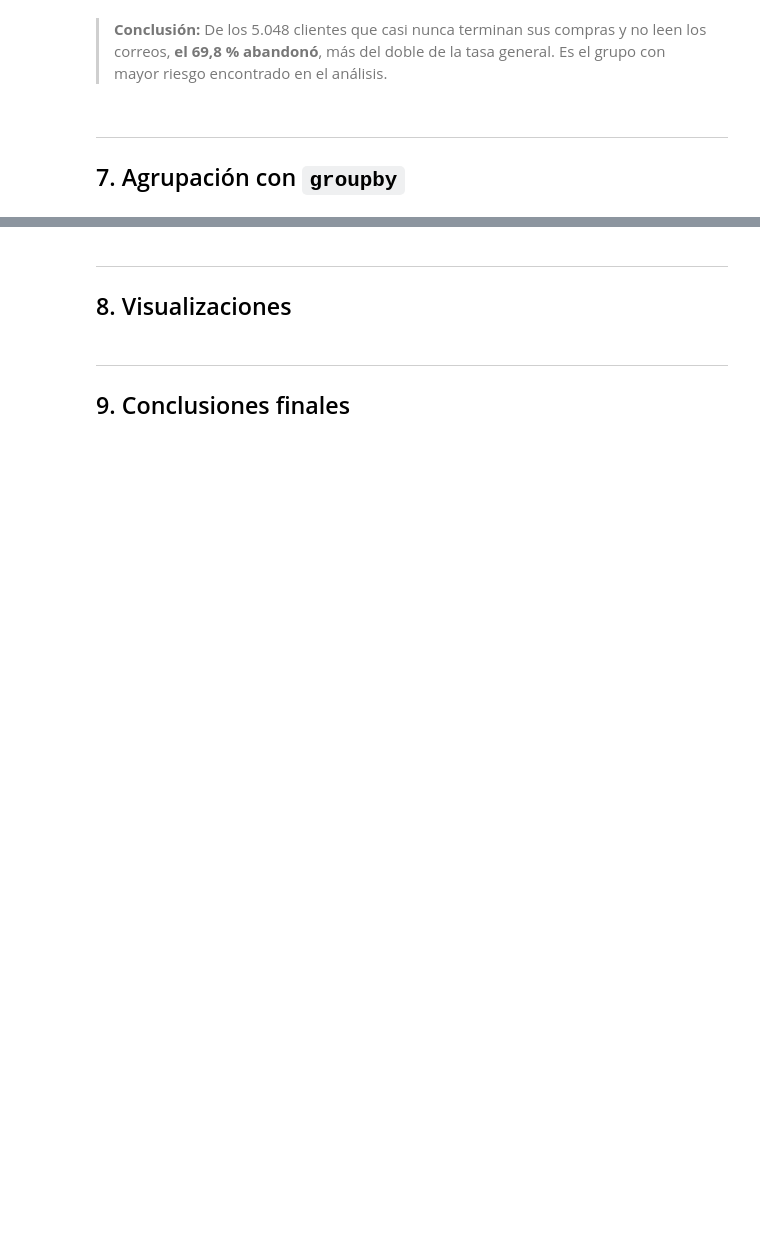
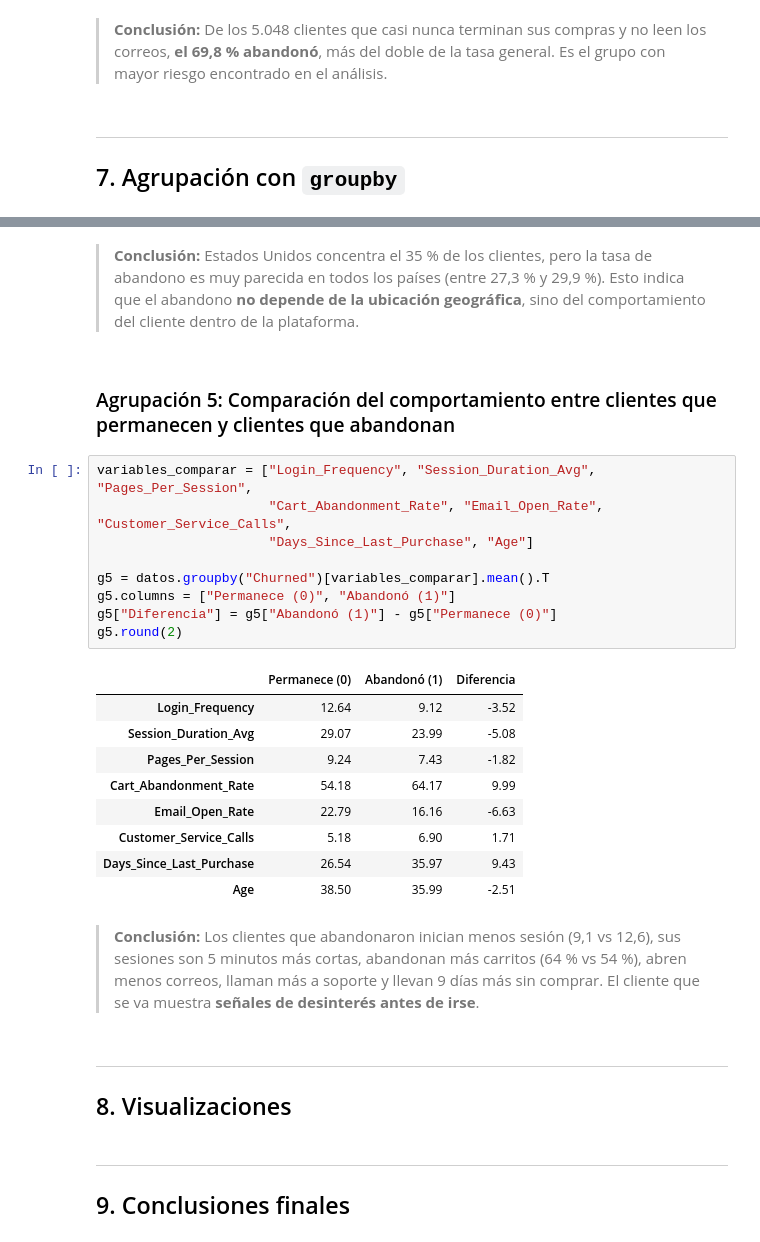
Before and after one commit to wen200729-boop/Analisis-web, a Jupyter notebook: analisis_clientes.ipynb, the cells around one changed output, grey strips where cells are left out. Drawn from its saved outputs; the diff is of its cells as text; blank space fills up the shorter version.

```diff
--- a/analisis_clientes.ipynb
+++ b/analisis_clientes.ipynb
@@ -579,3 +663,28 @@ Tasa de abandono: 69.8 %
+# %% [markdown]
+> **Conclusión:** Estados Unidos concentra el 35 % de los clientes, pero la tasa de abandono es muy parecida en todos los países (entre 27,3 % y 29,9 %). Esto indica que el abandono **no depende de la ubicación geográfica**, sino del comportamiento del cliente dentro de la plataforma.
+# %% [markdown]
+### Agrupación 5: Comparación del comportamiento entre clientes que permanecen y clientes que abandonan
+# %%
+variables_comparar = ["Login_Frequency", "Session_Duration_Avg", "Pages_Per_Session",
+                      "Cart_Abandonment_Rate", "Email_Open_Rate", "Customer_Service_Calls",
+                      "Days_Since_Last_Purchase", "Age"]
+
+g5 = datos.groupby("Churned")[variables_comparar].mean().T
+g5.columns = ["Permanece (0)", "Abandonó (1)"]
+g5["Diferencia"] = g5["Abandonó (1)"] - g5["Permanece (0)"]
+g5.round(2)
+# %% [output]
+|  | Permanece (0) | Abandonó (1) | Diferencia |
+| Login_Frequency | 12.64 | 9.12 | -3.52 |
+| Session_Duration_Avg | 29.07 | 23.99 | -5.08 |
+| Pages_Per_Session | 9.24 | 7.43 | -1.82 |
+| Cart_Abandonment_Rate | 54.18 | 64.17 | 9.99 |
+| Email_Open_Rate | 22.79 | 16.16 | -6.63 |
+| Customer_Service_Calls | 5.18 | 6.90 | 1.71 |
+| Days_Since_Last_Purchase | 26.54 | 35.97 | 9.43 |
+| Age | 38.50 | 35.99 | -2.51 |
+# %% [markdown]
+> **Conclusión:** Los clientes que abandonaron inician menos sesión (9,1 vs 12,6), sus sesiones son 5 minutos más cortas, abandonan más carritos (64 % vs 54 %), abren menos correos, llaman más a soporte y llevan 9 días más sin comprar. El cliente que se va muestra **señales de desinterés antes de irse**.
 # %% [markdown]
 ---
 ## 8. Visualizaciones
```
Also changed, not shown: parts of 15 cells of this notebook.
